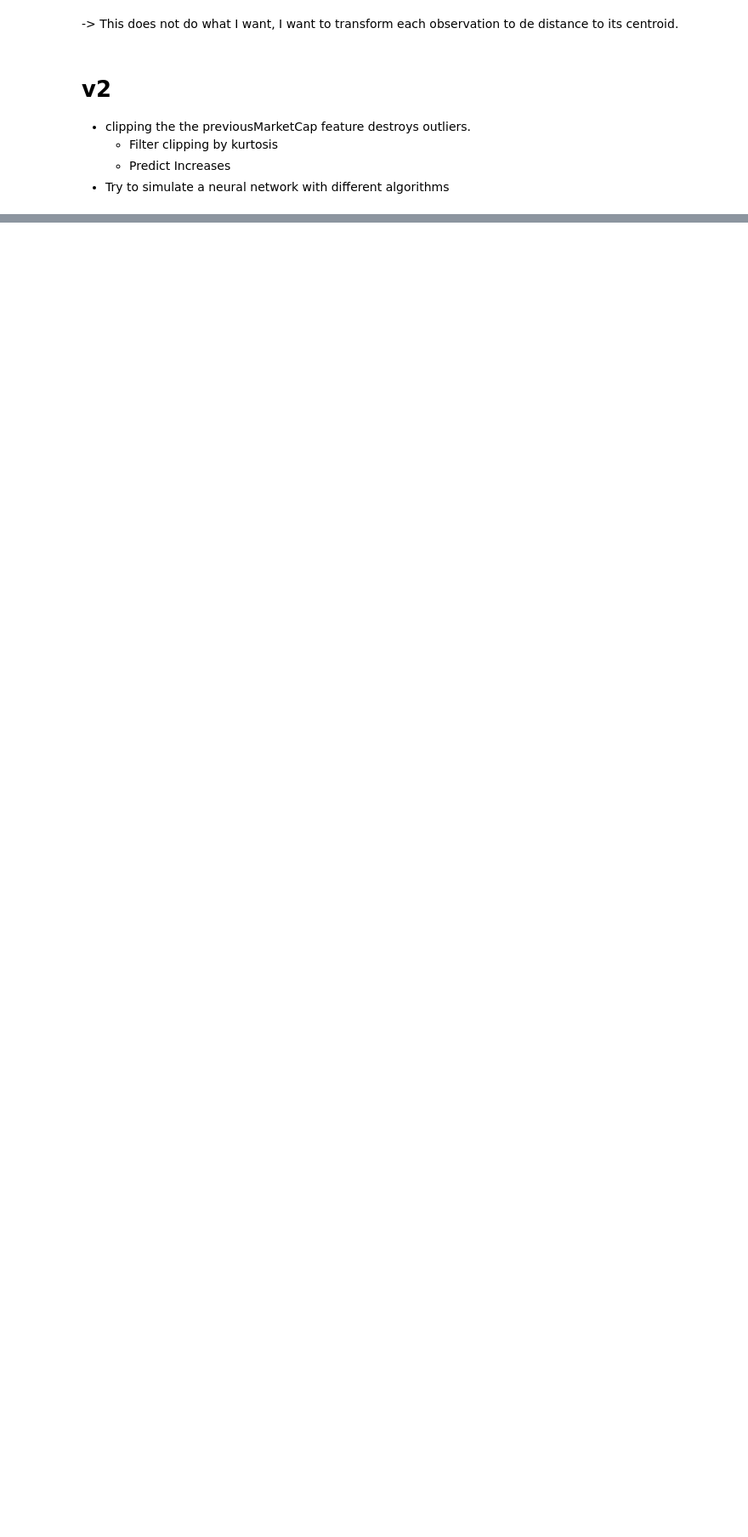
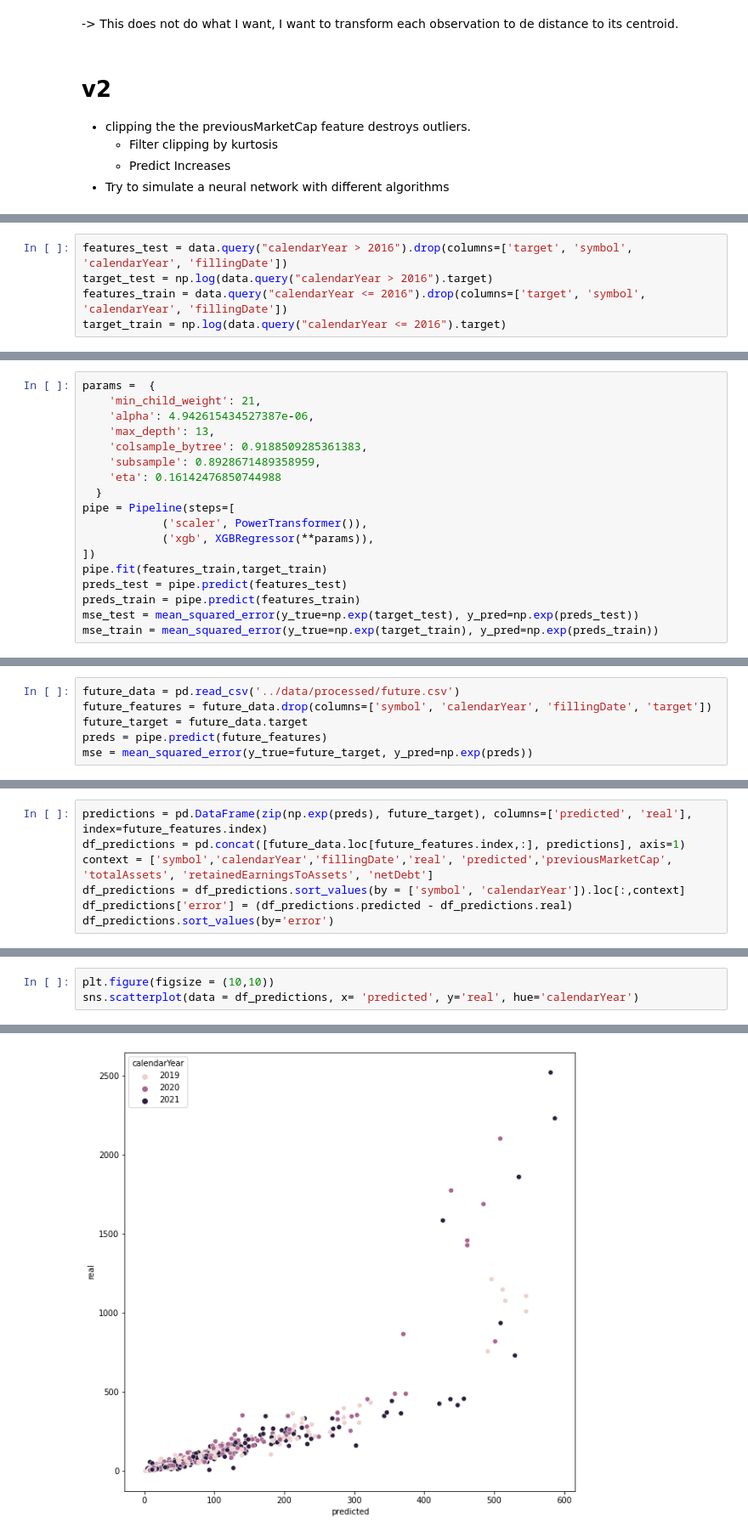
Before and after one commit to FranciscoPala/SP500_constituents_market_cap_estimator, a Jupyter notebook: src/notebooks/model_selection.ipynb, the cells around one changed output, grey strips where cells are left out. Shown at 85% size. Drawn from its saved outputs; the diff is of its cells as text; blank space fills up the shorter version.

Commit message:
predicted increases

```diff
--- a/src/notebooks/model_selection.ipynb
+++ b/src/notebooks/model_selection.ipynb
@@ -490,0 +477,5 @@ plt.show()
+# %%
+features_test = data.query("calendarYear > 2016").drop(columns=['target', 'symbol', 'calendarYear', 'fillingDate'])
+target_test = np.log(data.query("calendarYear > 2016").target)
+features_train = data.query("calendarYear <= 2016").drop(columns=['target', 'symbol', 'calendarYear', 'fillingDate'])
+target_train = np.log(data.query("calendarYear <= 2016").target)
@@ -490,0 +527,18 @@ plt.show()
+# %%
+params =  {
+    'min_child_weight': 21,
+    'alpha': 4.942615434527387e-06,
+    'max_depth': 13,
+    'colsample_bytree': 0.9188509285361383,
+    'subsample': 0.8928671489358959,
+    'eta': 0.16142476850744988
+  }
+pipe = Pipeline(steps=[
+            ('scaler', PowerTransformer()),
+            ('xgb', XGBRegressor(**params)),
+])
+pipe.fit(features_train,target_train)
+preds_test = pipe.predict(features_test)
+preds_train = pipe.predict(features_train)
+mse_test = mean_squared_error(y_true=np.exp(target_test), y_pred=np.exp(preds_test))
+mse_train = mean_squared_error(y_true=np.exp(target_train), y_pred=np.exp(preds_train))
@@ -490,0 +555,6 @@ plt.show()
+# %%
+future_data = pd.read_csv('../data/processed/future.csv')
+future_features = future_data.drop(columns=['symbol', 'calendarYear', 'fillingDate', 'target'])
+future_target = future_data.target
+preds = pipe.predict(future_features)
+mse = mean_squared_error(y_true=future_target, y_pred=np.exp(preds))
@@ -490,0 +565,7 @@ plt.show()
+# %%
+predictions = pd.DataFrame(zip(np.exp(preds), future_target), columns=['predicted', 'real'], index=future_features.index)
+df_predictions = pd.concat([future_data.loc[future_features.index,:], predictions], axis=1)
+context = ['symbol','calendarYear','fillingDate','real', 'predicted','previousMarketCap', 'totalAssets', 'retainedEarningsToAssets', 'netDebt']
+df_predictions = df_predictions.sort_values(by = ['symbol', 'calendarYear']).loc[:,context]
+df_predictions['error'] = (df_predictions.predicted - df_predictions.real)
+df_predictions.sort_values(by='error')
@@ -490,0 +586,4 @@ plt.show()
+# %%
+plt.figure(figsize = (10,10))
+sns.scatterplot(data = df_predictions, x= 'predicted', y='real', hue='calendarYear')
+# %% [output]
@@ -490,0 +591 @@ plt.show()
+[figure, added]
```
Also changed, not shown: parts of 34 cells of this notebook, 7 other files.
